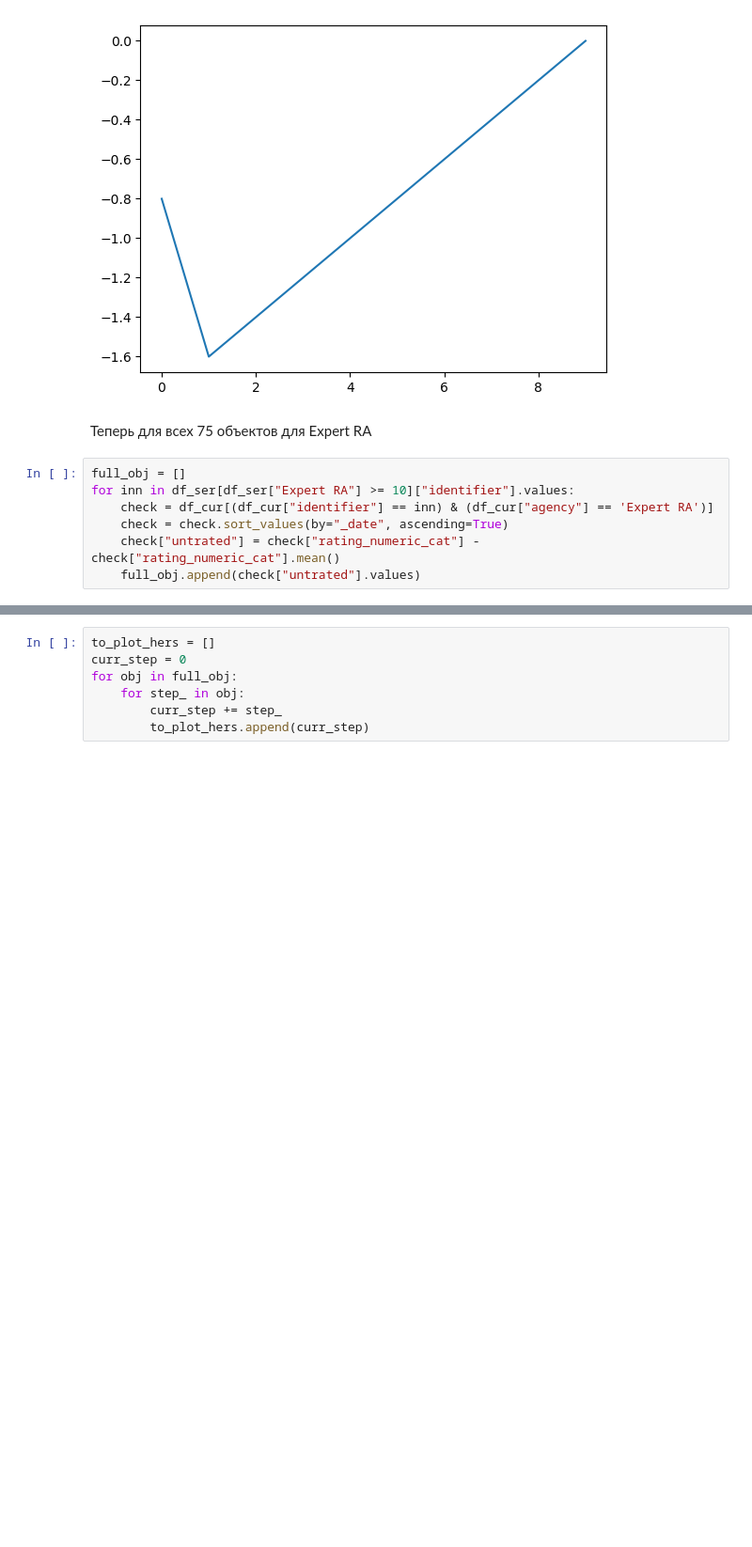
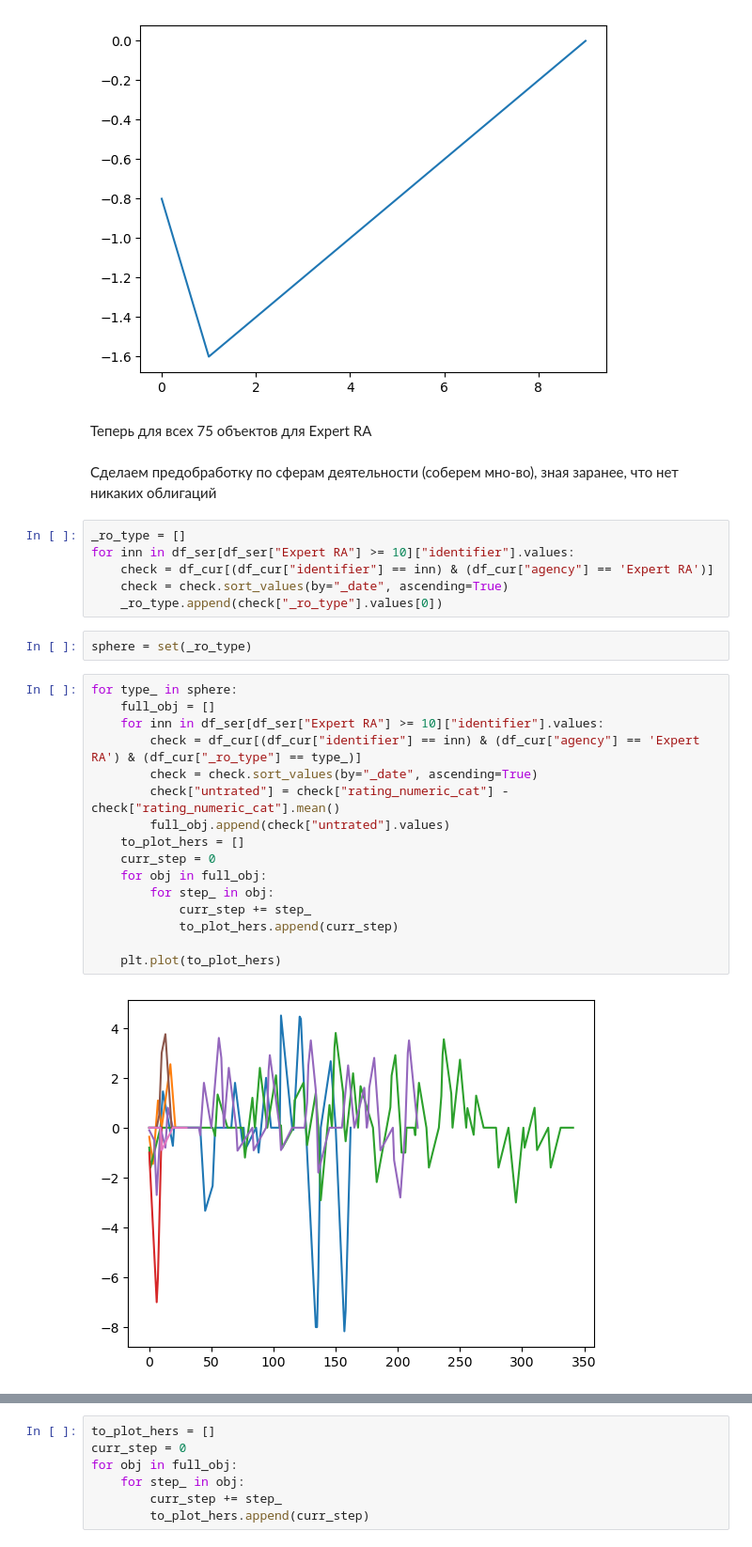
Before and after one commit to DanLip02/Ratings-analysis-project, a Jupyter notebook: jupyter_books/Herst.ipynb, the cells around one changed output, grey strips where cells are left out. Shown at 94% size. Drawn from its saved outputs; the diff is of its cells as text; blank space fills up the shorter version.

```diff
--- a/jupyter_books/Herst.ipynb
+++ b/jupyter_books/Herst.ipynb
@@ -125,10 +125,31 @@ plt.plot(to_plot_hers)
 [figure]
 # %% [markdown]
 Теперь для всех 75 объектов для Expert RA
+# %% [markdown]
+Сделаем предобработку по сферам деятельности (соберем мно-во), зная заранее, что нет никаких облигаций
+# %%
+_ro_type = []
+for inn in df_ser[df_ser["Expert RA"] >= 10]["identifier"].values:
+    check = df_cur[(df_cur["identifier"] == inn) & (df_cur["agency"] == 'Expert RA')]
+    check = check.sort_values(by="_date", ascending=True)
+    _ro_type.append(check["_ro_type"].values[0])
+# %%
+sphere = set(_ro_type)
 # %%
-full_obj = []
-for inn in df_ser[df_ser["Expert RA"] >= 10]["identifier"].values:
-    check = df_cur[(df_cur["identifier"] == inn) & (df_cur["agency"] == 'Expert RA')]
-    check = check.sort_values(by="_date", ascending=True)
-    check["untrated"] = check["rating_numeric_cat"] - check["rating_numeric_cat"].mean()
-    full_obj.append(check["untrated"].values)
+for type_ in sphere:
+    full_obj = []
+    for inn in df_ser[df_ser["Expert RA"] >= 10]["identifier"].values:
+        check = df_cur[(df_cur["identifier"] == inn) & (df_cur["agency"] == 'Expert RA') & (df_cur["_ro_type"] == type_)]
+        check = check.sort_values(by="_date", ascending=True)
+        check["untrated"] = check["rating_numeric_cat"] - check["rating_numeric_cat"].mean()
+        full_obj.append(check["untrated"].values)
+    to_plot_hers = []
+    curr_step = 0
+    for obj in full_obj:
+        for step_ in obj:
+            curr_step += step_
+            to_plot_hers.append(curr_step)
+
+    plt.plot(to_plot_hers)
+# %% [output]
+[figure, added]
```
Also changed, not shown: parts of 6 cells of this notebook, 2 other files.
